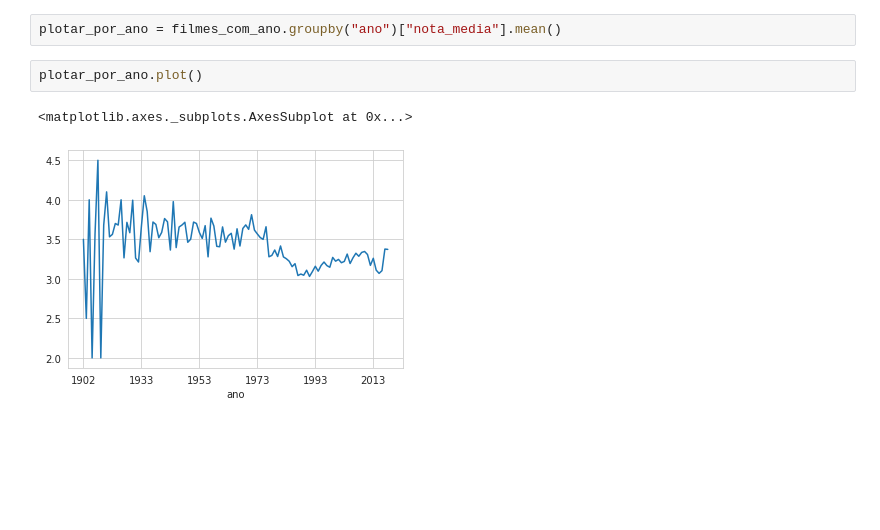
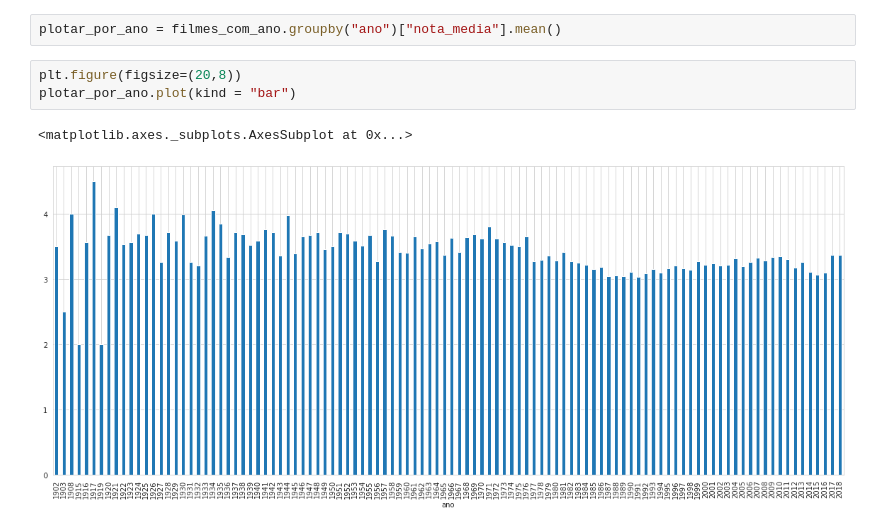
Before and after one commit to borgesjose/Data-Science, a Jupyter notebook: Aula_02_Quarentena_Dados.ipynb, the cells around one changed output. Saved outputs shown, nothing was run; the diff lists cells and outputs as text; blank space fills up the shorter version.

```diff
--- a/Aula_02_Quarentena_Dados.ipynb
+++ b/Aula_02_Quarentena_Dados.ipynb
@@ -791,8 +791,9 @@ filmes_com_ano
 9742 rows × 8 columns
 # %%
 plotar_por_ano = filmes_com_ano.groupby("ano")["nota_media"].mean()
-# %%
-plotar_por_ano.plot()
-# %% [output]
-<matplotlib.axes._subplots.AxesSubplot at 0x...>
-[figure, removed]
+# %%
+plt.figure(figsize=(20,8))
+plotar_por_ano.plot(kind = "bar")
+# %% [output]
+<matplotlib.axes._subplots.AxesSubplot at 0x...>
+[figure, added]
```
Also changed, not shown: parts of 1 cell of this notebook.
